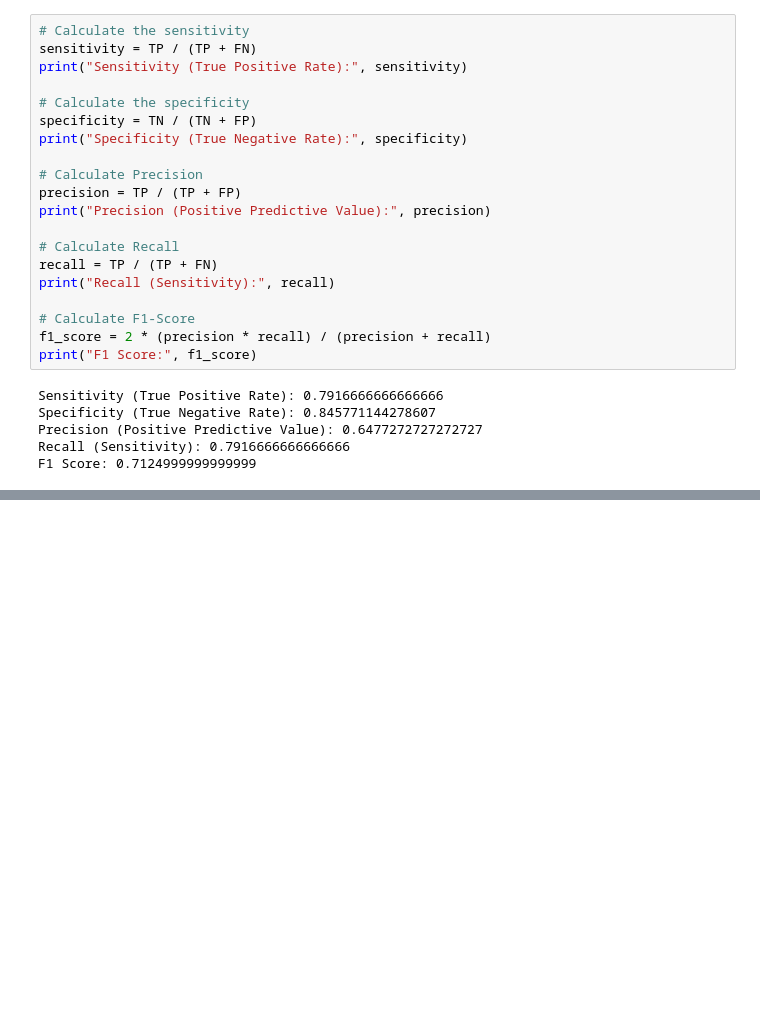
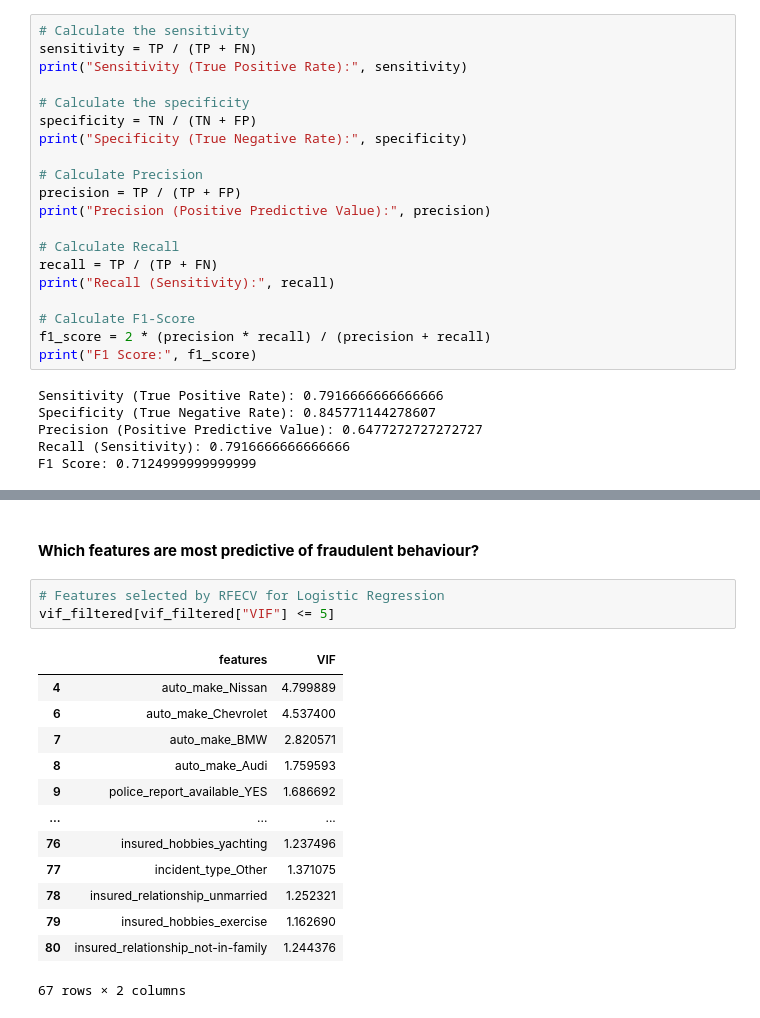
Before and after one commit to Jeeva0104/Fraudulent_Claim_Detection, a Jupyter notebook: Fraudulent_Claim_Detection_Starter.ipynb, the cells around one changed output, grey strips where cells are left out. Cells and saved outputs as stored; diff of their text form; blank space fills up the shorter version.

```diff
--- a/Fraudulent_Claim_Detection_Starter.ipynb
+++ b/Fraudulent_Claim_Detection_Starter.ipynb
@@ -2315,0 +2298,19 @@ Write the conclusion.
+# %% [markdown]
+#### **Which features are most predictive of fraudulent behaviour?**
+# %%
+# Features selected by RFECV for Logistic Regression
+vif_filtered[vif_filtered["VIF"] <= 5]
+# %% [output]
+|  | features | VIF |
+| 4 | auto_make_Nissan | 4.799889 |
+| 6 | auto_make_Chevrolet | 4.537400 |
+| 7 | auto_make_BMW | 2.820571 |
+| 8 | auto_make_Audi | 1.759593 |
+| 9 | police_report_available_YES | 1.686692 |
+| ... | ... | ... |
+| 76 | insured_hobbies_yachting | 1.237496 |
+| 77 | incident_type_Other | 1.371075 |
+| 78 | insured_relationship_unmarried | 1.252321 |
+| 79 | insured_hobbies_exercise | 1.162690 |
+| 80 | insured_relationship_not-in-family | 1.244376 |
+67 rows × 2 columns
```
Also changed, not shown: parts of 13 cells of this notebook, 2 other files.
